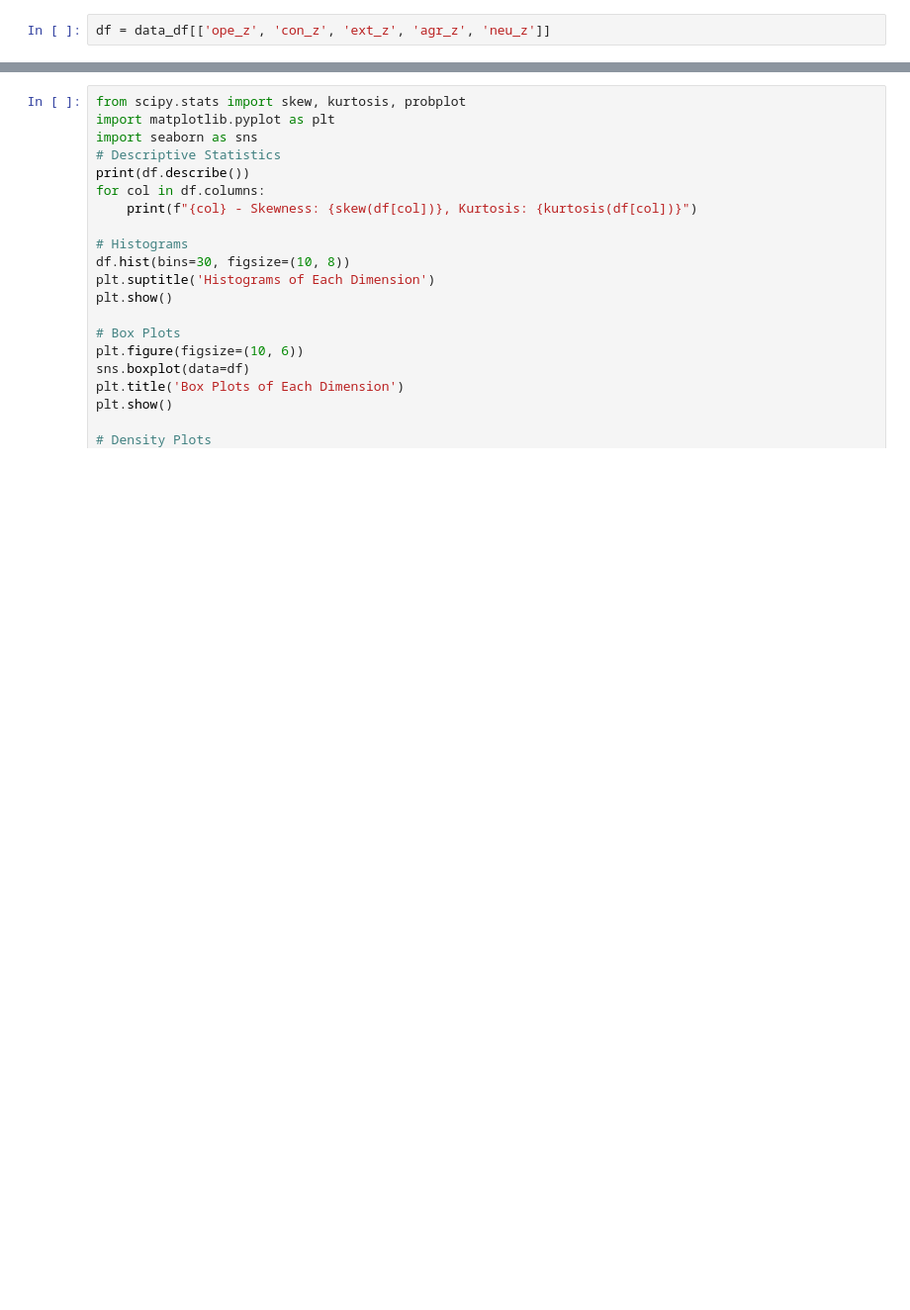
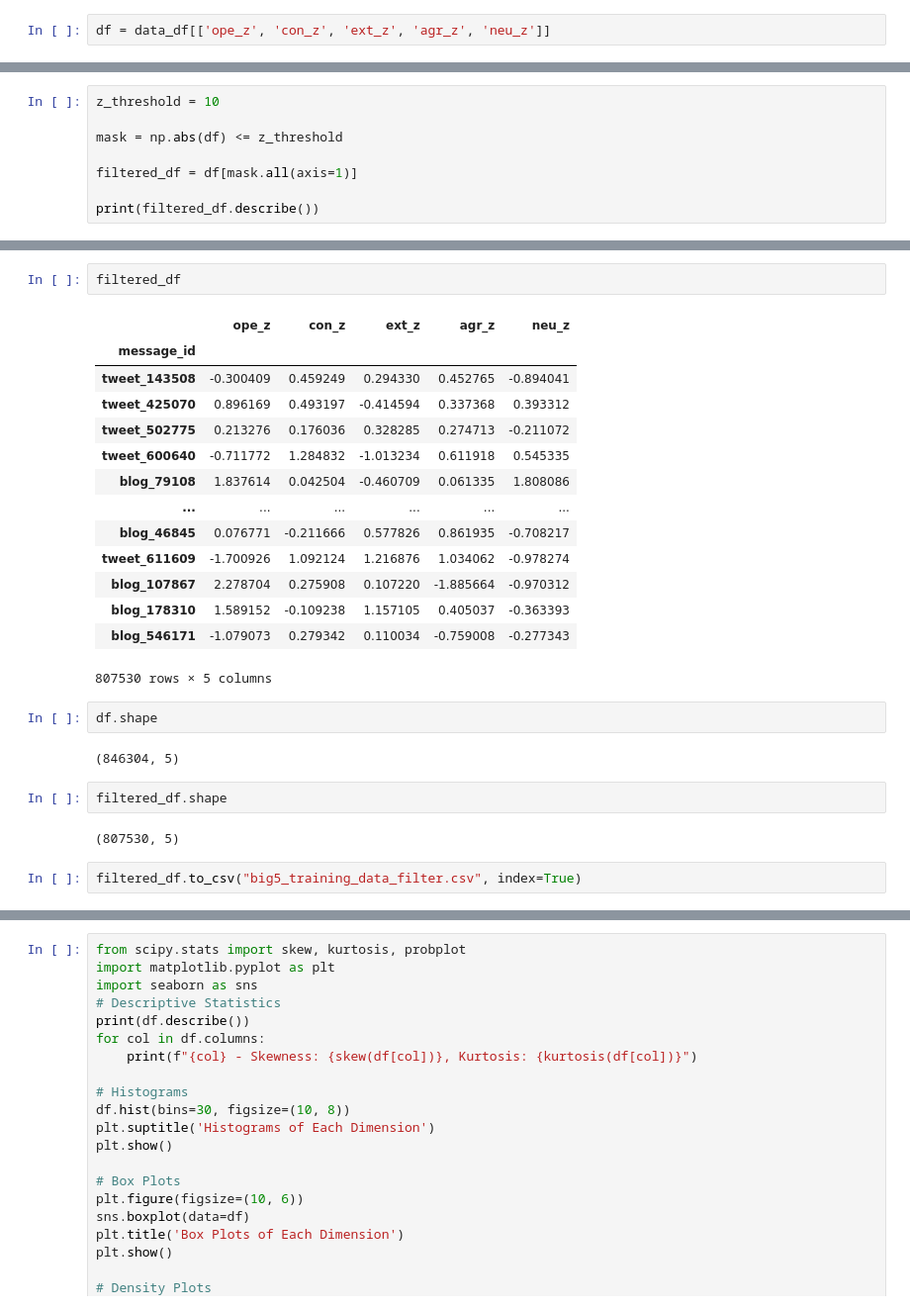
Before and after one commit to wenkai-li/llm_personality, a Jupyter notebook: psychgenerator_opensource/codes/check_big5_data.ipynb, the cells around one changed output, grey strips where cells are left out. Shown at 99% size. Cells and saved outputs as stored; diff of their text form; blank space fills up the shorter version.

```diff
--- a/psychgenerator_opensource/codes/check_big5_data.ipynb
+++ b/psychgenerator_opensource/codes/check_big5_data.ipynb
@@ -81,0 +76,8 @@ filtered_df = df[mask]
+# %%
+z_threshold = 10
+
+mask = np.abs(df) <= z_threshold
+
+filtered_df = df[mask.all(axis=1)]
+
+print(filtered_df.describe())
@@ -81,0 +104,27 @@ filtered_df = df[mask]
+# %%
+filtered_df
+# %% [output]
+|  | ope_z | con_z | ext_z | agr_z | neu_z |
+| message_id |  |  |  |  |  |
+| tweet_143508 | -0.300409 | 0.459249 | 0.294330 | 0.452765 | -0.894041 |
+| tweet_425070 | 0.896169 | 0.493197 | -0.414594 | 0.337368 | 0.393312 |
+| tweet_502775 | 0.213276 | 0.176036 | 0.328285 | 0.274713 | -0.211072 |
+| tweet_600640 | -0.711772 | 1.284832 | -1.013234 | 0.611918 | 0.545335 |
+| blog_79108 | 1.837614 | 0.042504 | -0.460709 | 0.061335 | 1.808086 |
+| ... | ... | ... | ... | ... | ... |
+| blog_46845 | 0.076771 | -0.211666 | 0.577826 | 0.861935 | -0.708217 |
+| tweet_611609 | -1.700926 | 1.092124 | 1.216876 | 1.034062 | -0.978274 |
+| blog_107867 | 2.278704 | 0.275908 | 0.107220 | -1.885664 | -0.970312 |
+| blog_178310 | 1.589152 | -0.109238 | 1.157105 | 0.405037 | -0.363393 |
+| blog_546171 | -1.079073 | 0.279342 | 0.110034 | -0.759008 | -0.277343 |
+807530 rows × 5 columns
+# %%
+df.shape
+# %% [output]
+(846304, 5)
+# %%
+filtered_df.shape
+# %% [output]
+(807530, 5)
+# %%
+filtered_df.to_csv("big5_training_data_filter.csv", index=True)
```
Also changed, not shown: parts of 11 cells of this notebook, 26 other files.
